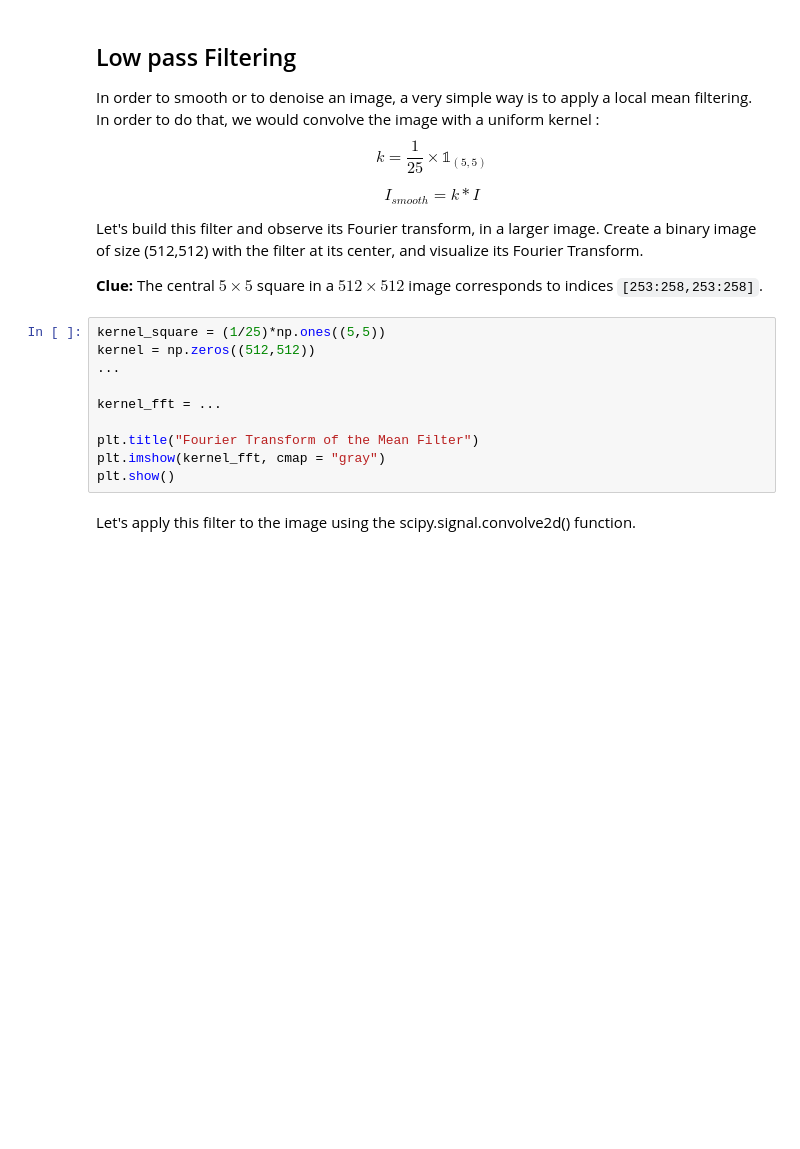
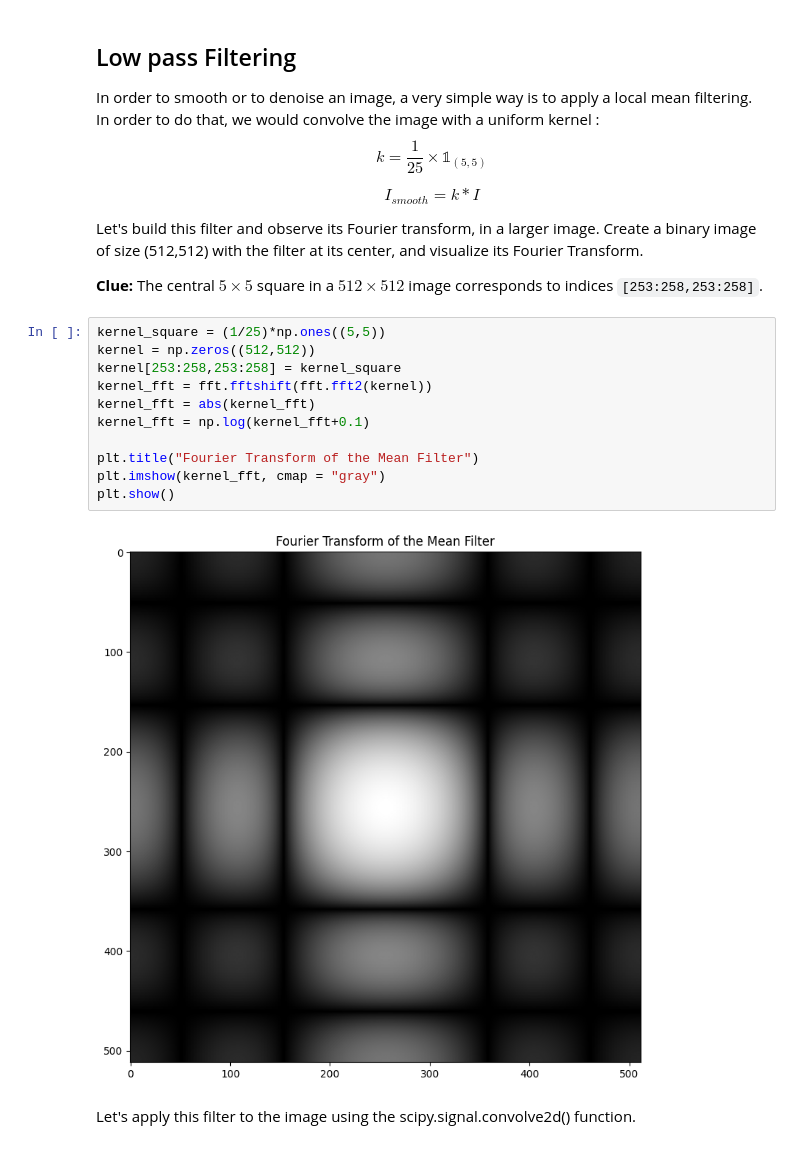
Before and after one commit to Mert-Emrem/SSEO-MRO, a Jupyter notebook: pw2_linearfiltering_student.ipynb, the cells around one changed output. Saved outputs shown, nothing was run; the diff lists cells and outputs as text; blank space fills up the shorter version.

```diff
--- a/pw2_linearfiltering_student.ipynb
+++ b/pw2_linearfiltering_student.ipynb
@@ -144,13 +148,16 @@ Let's build this filter and observe its Fourier transform, in a larger image. Cr
 # %%
 kernel_square = (1/25)*np.ones((5,5))
 kernel = np.zeros((512,512))
-...
-
-kernel_fft = ...
+kernel[253:258,253:258] = kernel_square
+kernel_fft = fft.fftshift(fft.fft2(kernel))
+kernel_fft = abs(kernel_fft)
+kernel_fft = np.log(kernel_fft+0.1)
 
 plt.title("Fourier Transform of the Mean Filter")
 plt.imshow(kernel_fft, cmap = "gray")
 plt.show()
+# %% [output]
+[figure, added]
 # %% [markdown]
 Let's apply this filter to the image using the scipy.signal.convolve2d() function.
 # %%
```
Also changed, not shown: parts of 2 cells of this notebook.
